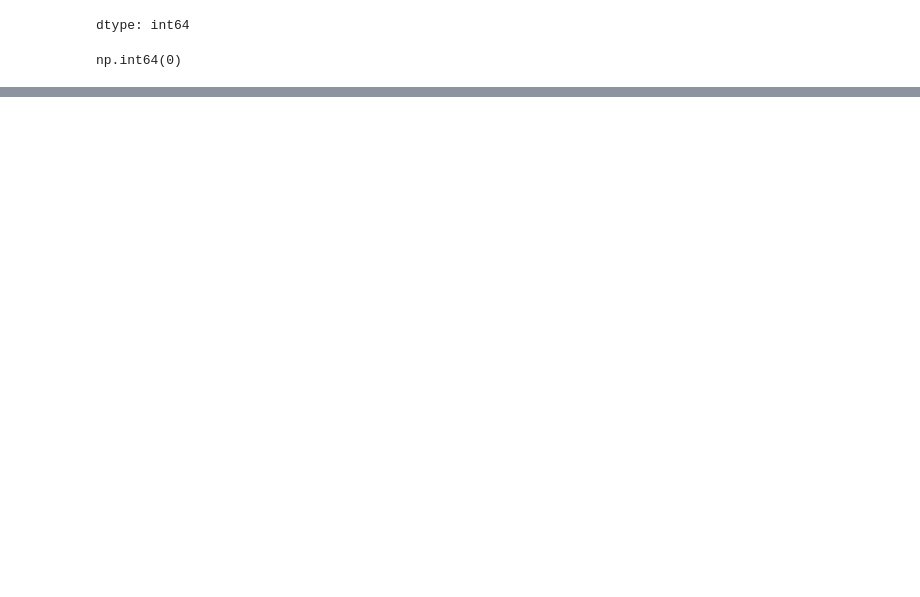
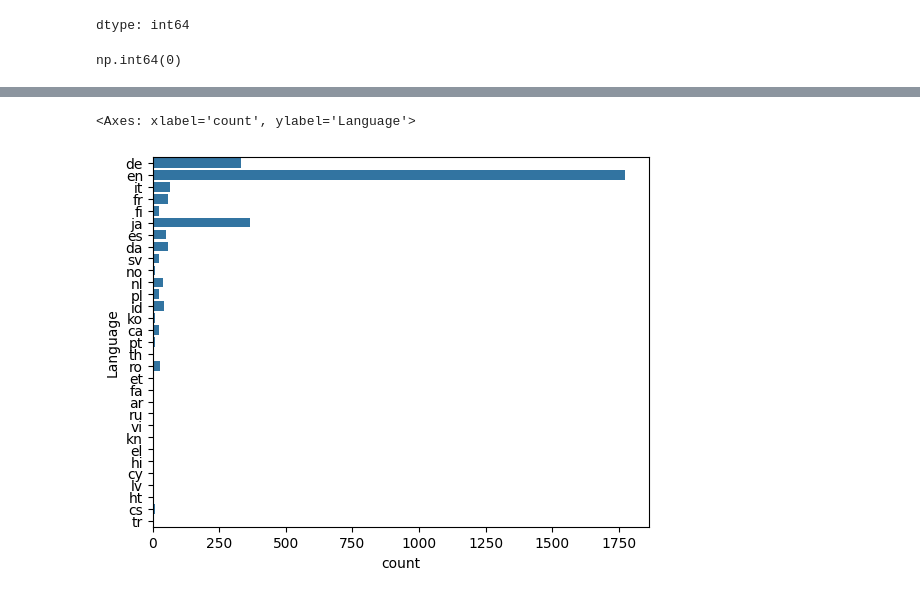
Before and after one commit to emyms29/ccus, a Jupyter notebook: eda.ipynb, the cells around one changed output, grey strips where cells are left out. Saved outputs shown, nothing was run; the diff lists cells and outputs as text; code cells hidden in the pictures; blank space fills up the shorter version.

```diff
--- a/eda.ipynb
+++ b/eda.ipynb
@@ -118,0 +121,5 @@ import seaborn as sns
+# %%
+sns.countplot(df_ccus_drop['Language'])
+# %% [output]
+<Axes: xlabel='count', ylabel='Language'>
+[figure, added]
```
Also changed, not shown: parts of 7 cells of this notebook.
